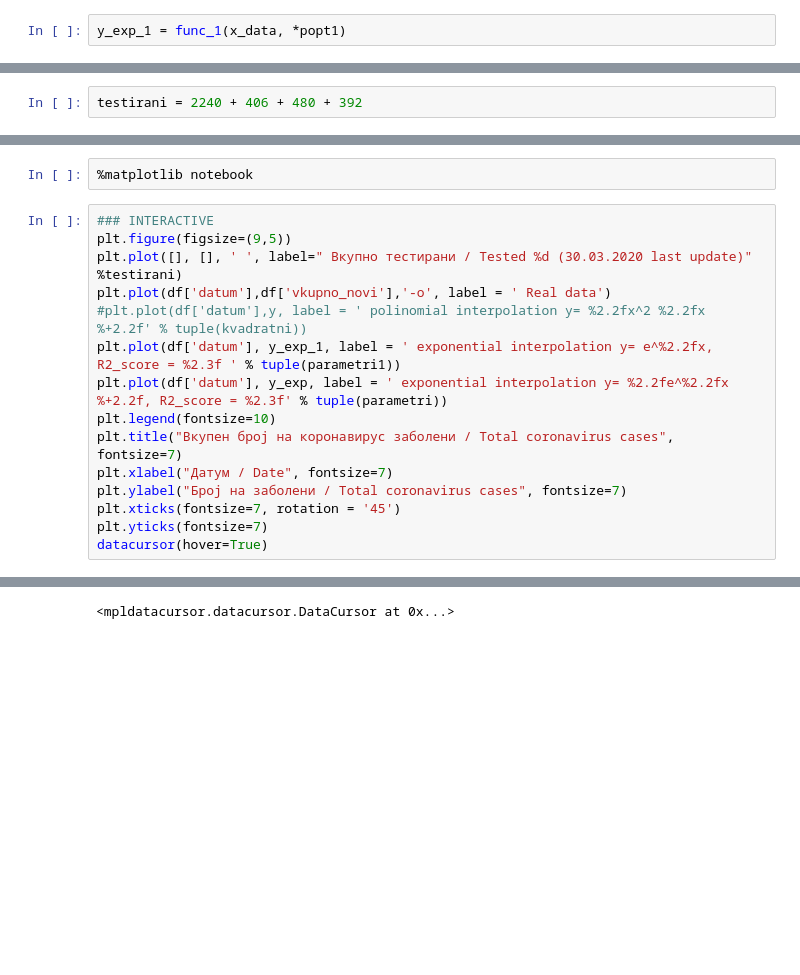
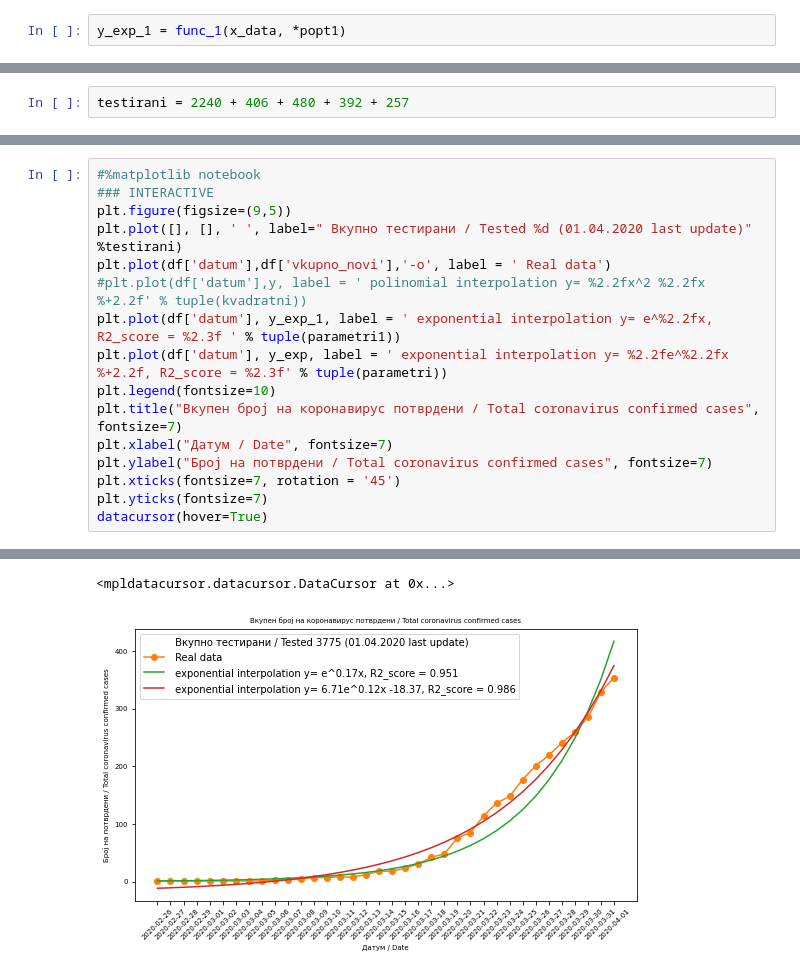
Before and after one commit to Sinisha12/ML_DL, a Jupyter notebook: corona/Covid_19_curves.ipynb, the cells around one changed output, grey strips where cells are left out. Saved outputs shown, nothing was run; the diff lists cells and outputs as text; blank space fills up the shorter version.

```diff
--- a/corona/Covid_19_curves.ipynb
+++ b/corona/Covid_19_curves.ipynb
@@ -53,5 +40,5 @@ y_exp_1 = func_1(x_data, *popt1)
 # %%
-testirani = 2240 + 406 + 480 + 392
+testirani = 2240 + 406 + 480 + 392 + 257
 # %%
 R2 = r2_score(y_data, y_exp)
 R2
@@ -137,17 +137,16 @@ plt.yticks(fontsize=15)
-# %%
-%matplotlib notebook
 # %%
+#%matplotlib notebook
 ### INTERACTIVE
 plt.figure(figsize=(9,5))
-plt.plot([], [], ' ', label=" Вкупно тестирани / Tested %d (30.03.2020 last update)" %testirani)
+plt.plot([], [], ' ', label=" Вкупно тестирани / Tested %d (01.04.2020 last update)" %testirani)
 plt.plot(df['datum'],df['vkupno_novi'],'-o', label = ' Real data')
 #plt.plot(df['datum'],y, label = ' polinomial interpolation y= %2.2fx^2 %2.2fx %+2.2f' % tuple(kvadratni))
 plt.plot(df['datum'], y_exp_1, label = ' exponential interpolation y= e^%2.2fx, R2_score = %2.3f ' % tuple(parametri1))
 plt.plot(df['datum'], y_exp, label = ' exponential interpolation y= %2.2fe^%2.2fx %+2.2f, R2_score = %2.3f' % tuple(parametri))
 plt.legend(fontsize=10)
-plt.title("Вкупен број на коронавирус заболени / Total coronavirus cases", fontsize=7)
+plt.title("Вкупен број на коронавирус потврдени / Total coronavirus confirmed cases", fontsize=7)
 plt.xlabel("Датум / Date", fontsize=7)
-plt.ylabel("Број на заболени / Total coronavirus cases", fontsize=7)
+plt.ylabel("Број на потврдени / Total coronavirus confirmed cases", fontsize=7)
 plt.xticks(fontsize=7, rotation = '45')
 plt.yticks(fontsize=7)
 datacursor(hover=True)
@@ -157 +154,2 @@ datacursor(hover=True)
 <mpldatacursor.datacursor.DataCursor at 0x...>
+[figure, added]
```
Also changed, not shown: parts of 14 cells of this notebook, 3 other files.
